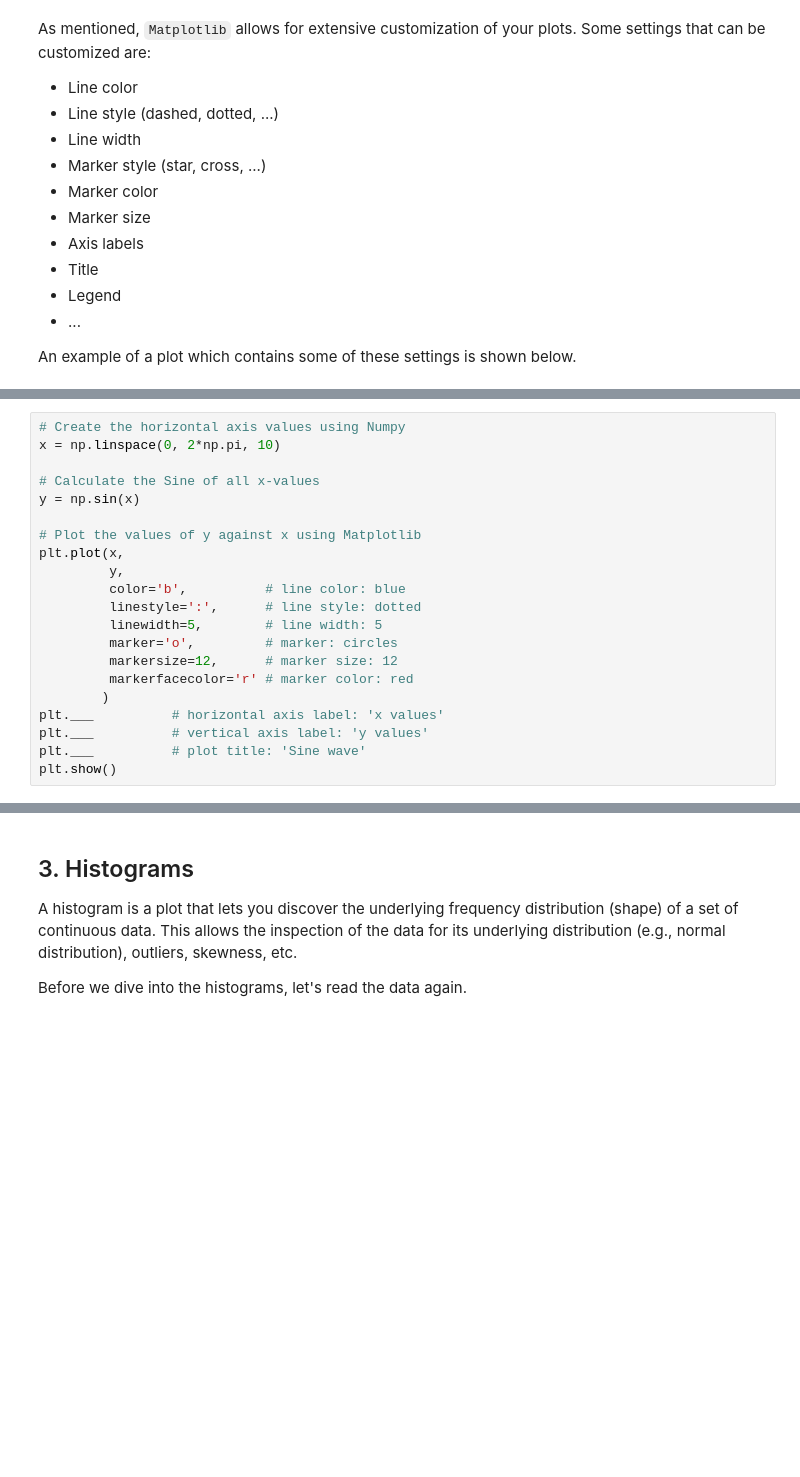
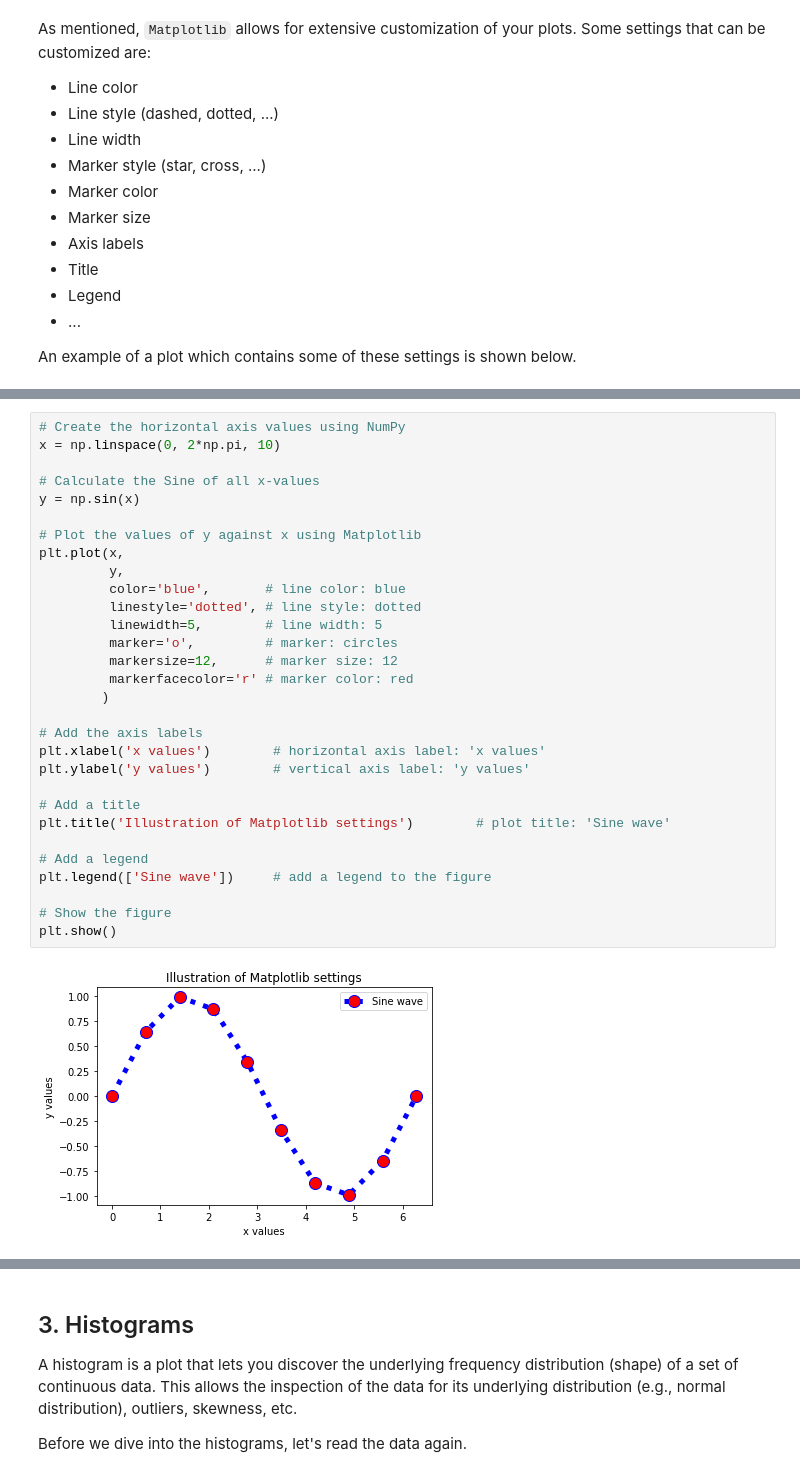
Before and after one commit to BjornvdLaan/pythoncourse, a Jupyter notebook: notebooks/3-Matplotlib.ipynb, the cells around one changed output, grey strips where cells are left out. Cells and saved outputs as stored; diff of their text form; blank space fills up the shorter version.

```diff
--- a/notebooks/3-Matplotlib.ipynb
+++ b/notebooks/3-Matplotlib.ipynb
@@ -125,21 +135,32 @@
 # %%
-# Create the horizontal axis values using Numpy
+# Create the horizontal axis values using NumPy
 x = np.linspace(0, 2*np.pi, 10)
 
 # Calculate the Sine of all x-values
 y = np.sin(x)
 
 # Plot the values of y against x using Matplotlib
 plt.plot(x,
          y,
-         color='b',          # line color: blue
-         linestyle=':',      # line style: dotted
+         color='blue',       # line color: blue
+         linestyle='dotted', # line style: dotted
          linewidth=5,        # line width: 5
          marker='o',         # marker: circles
          markersize=12,      # marker size: 12
          markerfacecolor='r' # marker color: red
         )
-plt.___          # horizontal axis label: 'x values'
-plt.___          # vertical axis label: 'y values'
-plt.___          # plot title: 'Sine wave'
+
+# Add the axis labels
+plt.xlabel('x values')        # horizontal axis label: 'x values'
+plt.ylabel('y values')        # vertical axis label: 'y values'
+
+# Add a title
+plt.title('Illustration of Matplotlib settings')        # plot title: 'Sine wave'
+
+# Add a legend
+plt.legend(['Sine wave'])     # add a legend to the figure
+
+# Show the figure
 plt.show()
+# %% [output]
+[figure, added]
```
Also changed, not shown: parts of 11 cells of this notebook, 2 other files.
